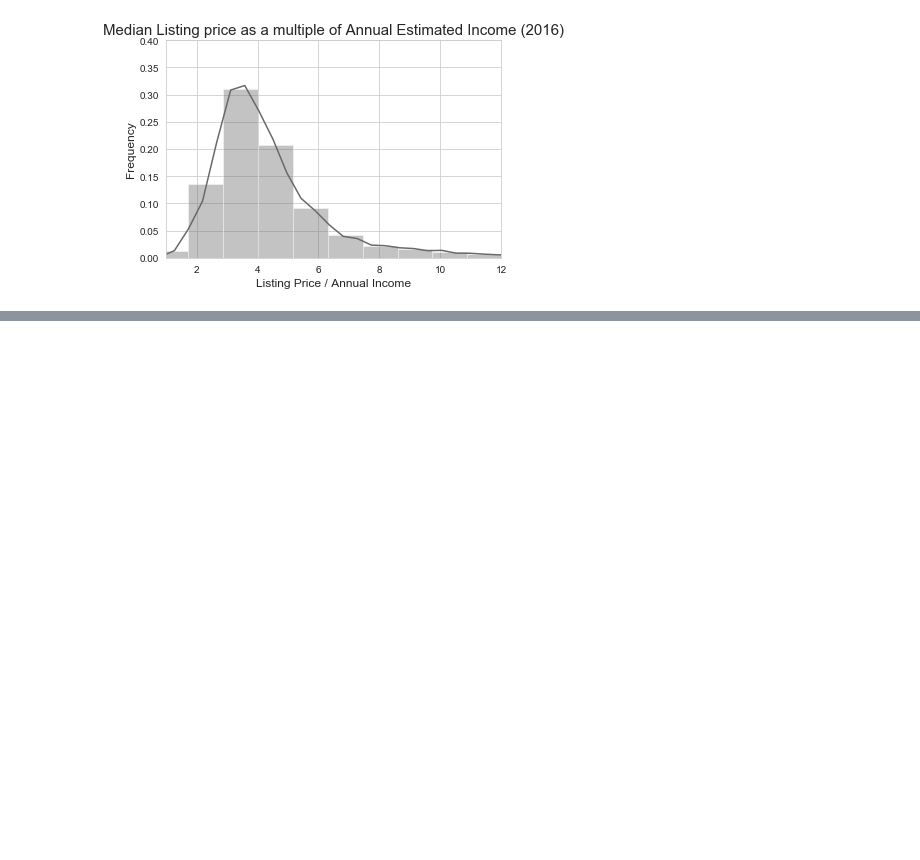
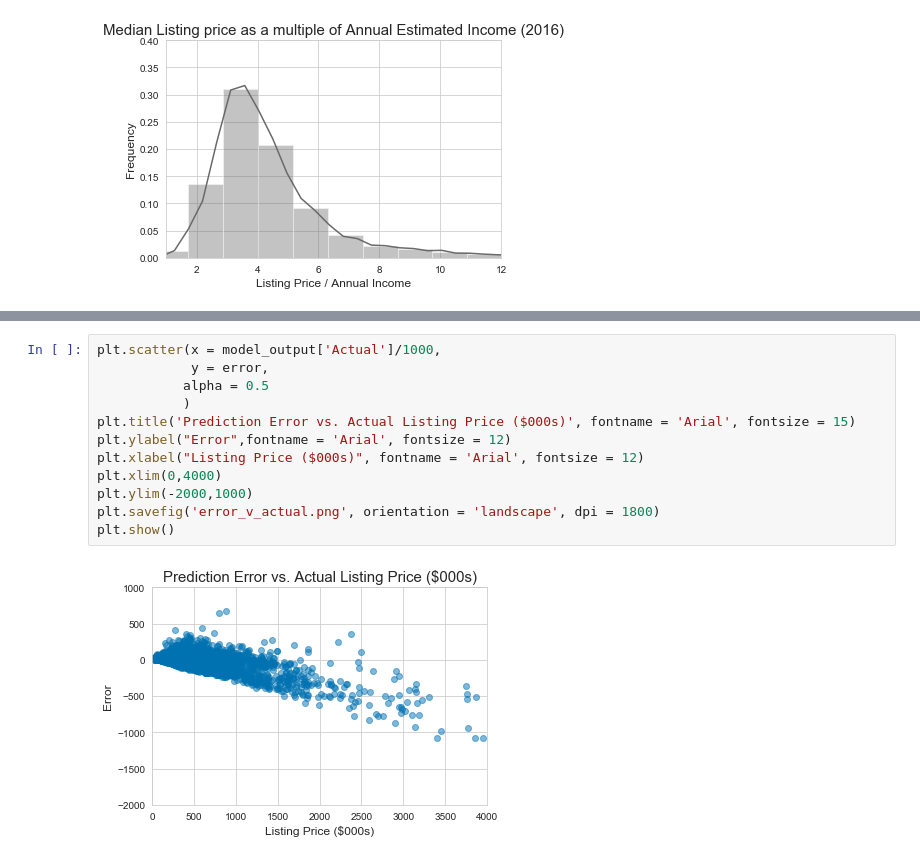
Before and after one commit to francoe/project_3, a Jupyter notebook: EDA_EF.ipynb, the cells around one changed output, grey strips where cells are left out. Saved outputs shown, nothing was run; the diff lists cells and outputs as text; blank space fills up the shorter version.

```diff
--- a/EDA_EF.ipynb
+++ b/EDA_EF.ipynb
@@ -128,0 +153,14 @@ plt.show()
+# %%
+plt.scatter(x = model_output['Actual']/1000,
+            y = error,
+           alpha = 0.5
+           )
+plt.title('Prediction Error vs. Actual Listing Price ($000s)', fontname = 'Arial', fontsize = 15)
+plt.ylabel("Error",fontname = 'Arial', fontsize = 12)
+plt.xlabel("Listing Price ($000s)", fontname = 'Arial', fontsize = 12)
+plt.xlim(0,4000)
+plt.ylim(-2000,1000)
+plt.savefig('error_v_actual.png', orientation = 'landscape', dpi = 1800)
+plt.show()
+# %% [output]
+[figure, added]
```
Also changed, not shown: parts of 7 cells of this notebook, 3 other files.
